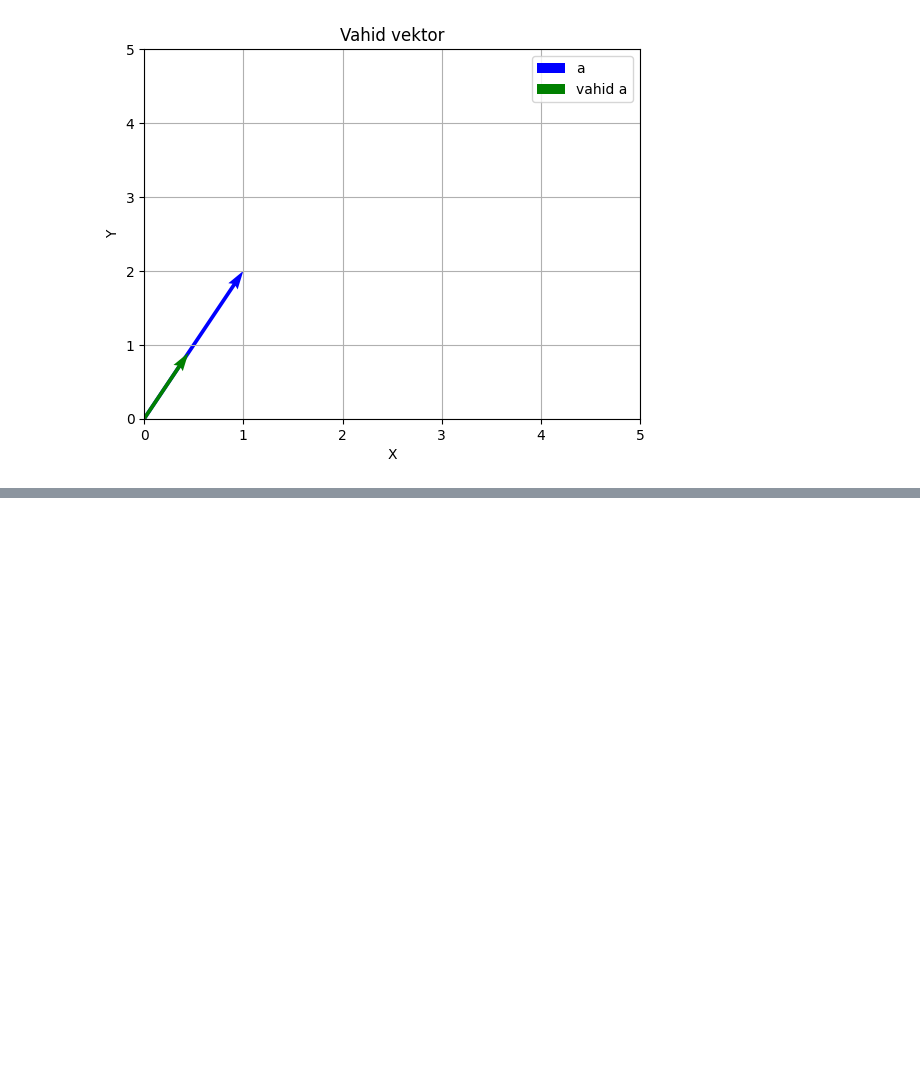
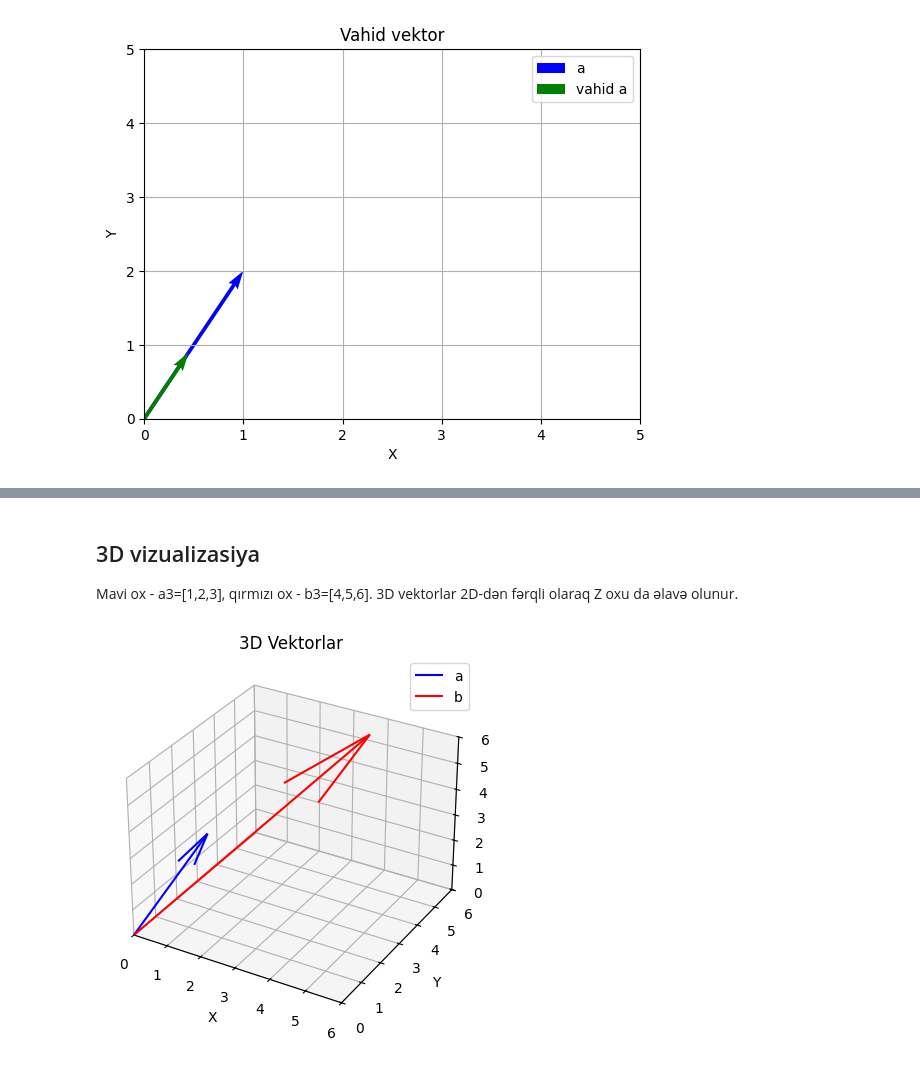
Before and after one commit to adilmaharlam/linear-algebra-journey, a Jupyter notebook: week1_visualization.ipynb, the cells around one changed output, grey strips where cells are left out. Drawn from its saved outputs; the diff is of its cells as text; code cells hidden in the pictures; blank space fills up the shorter version.

```diff
--- a/week1_visualization.ipynb
+++ b/week1_visualization.ipynb
@@ -209,0 +230,27 @@ plt.show()
+# %% [markdown]
+## 3D vizualizasiya
+Mavi ox - a3=[1,2,3], qırmızı ox - b3=[4,5,6].
+3D vektorlar 2D-dən fərqli olaraq Z oxu da əlavə olunur.
+# %%
+from mpl_toolkits.mplot3d import Axes3D
+
+a3 = np.array([1,2,3])
+b3 = np.array([4,5,6])
+
+fig = plt.figure()
+ax = fig.add_subplot(111, projection='3d')
+
+ax.quiver(0,0,0, a3[0], a3[1], a3[2], color='blue', label='a')
+ax.quiver(0,0,0, b3[0], b3[1], b3[2], color='red', label='b')
+
+ax.set_xlim([0,6])
+ax.set_ylim([0,6])
+ax.set_zlim([0,6])
+ax.set_xlabel('X')
+ax.set_ylabel('Y')
+ax.set_zlabel('Z')
+ax.set_title('3D Vektorlar')
+ax.legend()
+plt.show()
+# %% [output]
+[figure, added]
```
Also changed, not shown: parts of 2 cells of this notebook, 1 other file.
